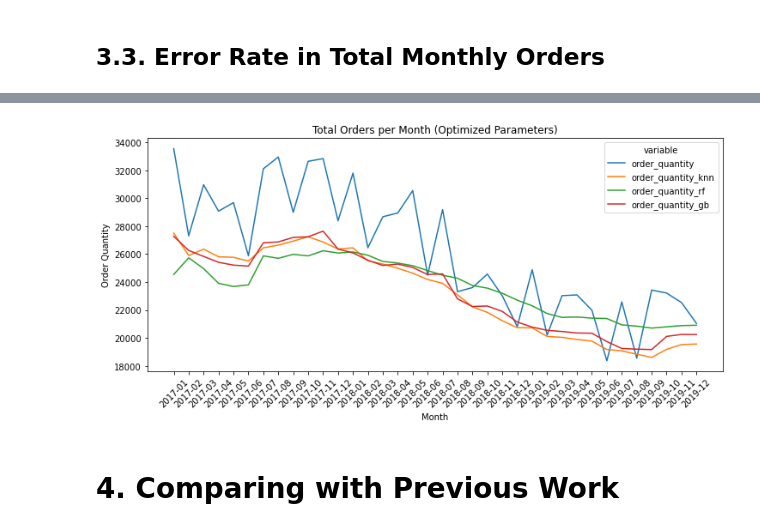
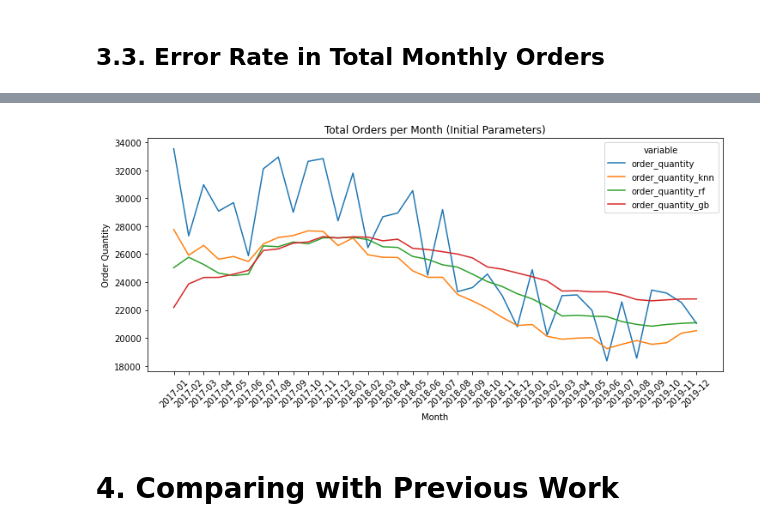
Before and after one commit to oguzhanakan0/spare-part-prediction, a Jupyter notebook: modeling.ipynb, the cells around one changed output, grey strips where cells are left out. Drawn from its saved outputs; the diff is of its cells as text; code cells hidden in the pictures.

```diff
--- a/modeling.ipynb
+++ b/modeling.ipynb
@@ -321,7 +662,7 @@ for estimator in estimators_list:
         max_leaf_nodes=45,
         n_iter_no_change=50,
         tol=0.0001,);
-    results, gb = run_kfold_model(df,gb,'Gradient Boosting',final_features,ix,folds=[1,2,3])
+    results, gb = run_kfold_model(df,gb,'Gradient Boosting',final_features,ix,folds=[1,2,3,4,5])
     cumulative_model_results_gb[estimator] = {'results':results,'model':gb}
 # %% [output]
 ===== Gradient Boosting - fold 1 =====
@@ -490,17 +964,17 @@ def get_monthly_orders_from_results(dct):
         res[key] = pd.DataFrame(dfs).T
     return res
 # %%
-monthly_orders_knn = get_monthly_orders_from_results(cumulative_model_results_knn)[10]
+monthly_orders_knn = get_monthly_orders_from_results(cumulative_model_results_knn)[5]
 monthly_orders_knn['avg'] = monthly_orders_knn.mean(axis=1)
 monthly_orders_knn = pd.concat([df.period_str,monthly_orders_knn],axis=1)
 monthly_orders_knn = pd.DataFrame(monthly_orders_knn.groupby('period_str')['avg'].sum()).reset_index().rename({'avg':'order_quantity_knn'},axis=1)
 # %%
-monthly_orders_rf = get_monthly_orders_from_results(cumulative_model_results_rf)[200]
+monthly_orders_rf = get_monthly_orders_from_results(cumulative_model_results_rf)[100]
 monthly_orders_rf['avg'] = monthly_orders_rf.mean(axis=1)
 monthly_orders_rf = pd.concat([df.period_str,monthly_orders_rf],axis=1)
 monthly_orders_rf = pd.DataFrame(monthly_orders_rf.groupby('period_str')['avg'].sum()).reset_index().rename({'avg':'order_quantity_rf'},axis=1)
 # %%
-monthly_orders_gb = get_monthly_orders_from_results(cumulative_model_results_gb)[1000]
+monthly_orders_gb = get_monthly_orders_from_results(cumulative_model_results_gb)[100]
 monthly_orders_gb['avg'] = monthly_orders_gb.mean(axis=1)
 monthly_orders_gb = pd.concat([df.period_str,monthly_orders_gb],axis=1)
 monthly_orders_gb = pd.DataFrame(monthly_orders_gb.groupby('period_str')['avg'].sum()).reset_index().rename({'avg':'order_quantity_gb'},axis=1)
@@ -529,12 +987,12 @@ monthly_orders_per_model
 # %%
 plt.figure(figsize=(12,5))
 fig = sns.lineplot(data=monthly_orders_per_model,x='period_str',y='value',hue='variable')
-fig.set_title('Total Orders per Month (Optimized Parameters)')
+fig.set_title('Total Orders per Month (Initial Parameters)')
 fig.set_xlabel('Month')
 fig.set_ylabel('Order Quantity')
 fig.set_xticklabels(labels=monthly_orders_per_model.period_str,rotation=45);
 # %% [output]
-[figure, old version]
+[figure, new version]
 # %% [markdown]
 # 4. Comparing with Previous Work
 # %% [markdown]
```
Also changed, not shown: parts of 26 cells of this notebook, 12 other files.
